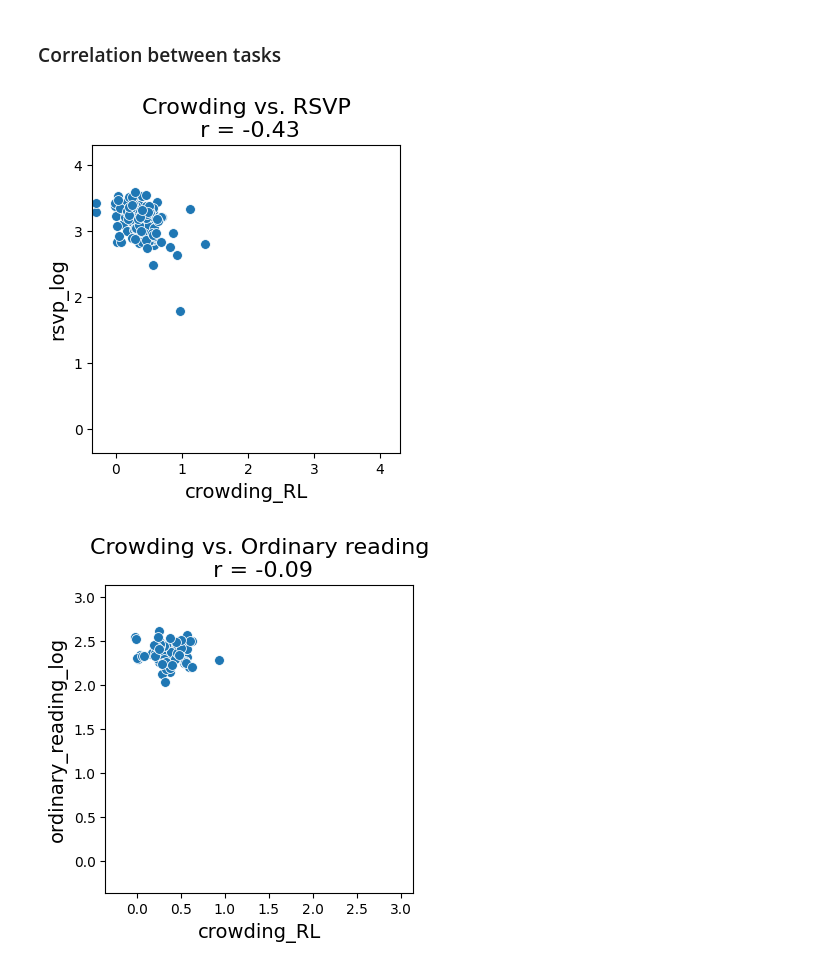
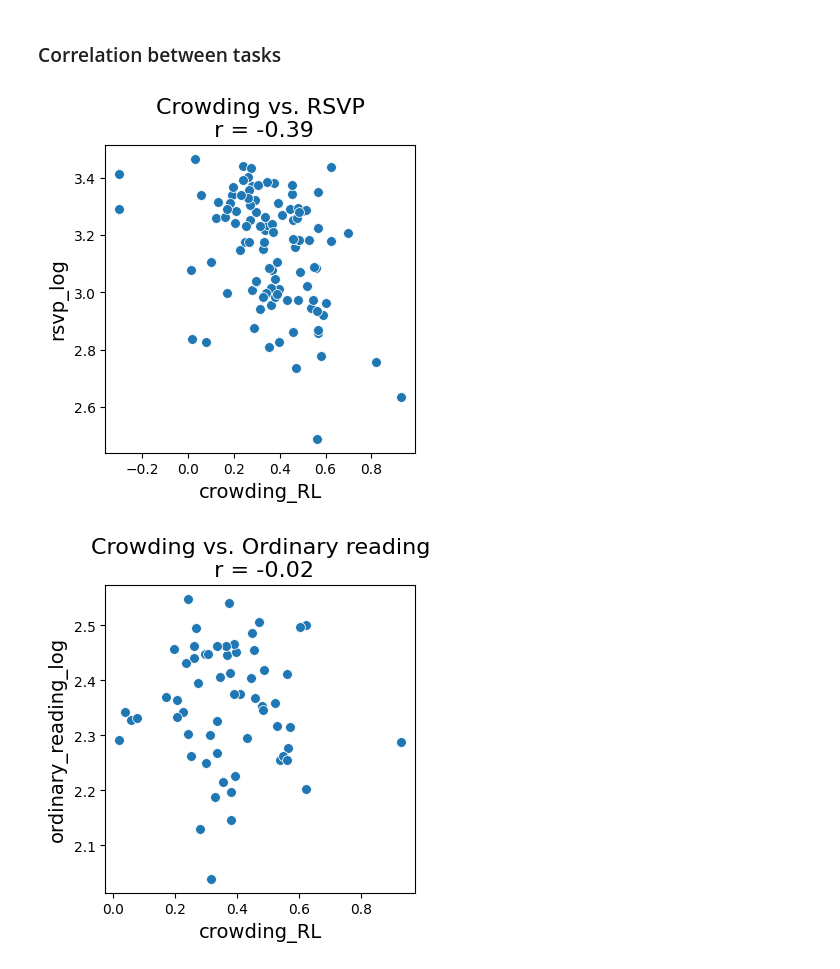
Before and after one commit to fh986/crowding-individual-difference, a Jupyter notebook: corr_analysis.ipynb, the cells around one changed output. Cells and saved outputs as stored; diff of their text form; code cells hidden in the pictures.

Commit message:
data cleaning and exploratory analysis

```diff
--- a/corr_analysis.ipynb
+++ b/corr_analysis.ipynb
@@ -414,3 +467,5 @@ plot_threshold_array(all_ord_wpm, 'Ordinary reading speed',num_bins=200, min_val
+# %%
+df_for_analysis = df_both_sessions_exclude_subj_task.copy()
 # %% [markdown]
 ### Test-retest
 # %%
@@ -428,7 +483,7 @@ df_both_sessions['crowding_L8_34'] = (df_both_sessions['crowding_L8_block3'] +
 # %%
-df_both_sessions['ordreading_sess1'] = 10 ** ((np.log10(df_both_sessions['reading_Beaver_block1']) +
-                                               np.log10(df_both_sessions['reading_Winter_block2'])) / 2)
+df_for_analysis['ordreading_sess1'] = 10 ** ((np.log10(df_for_analysis['reading_Beaver_block1']) +
+                                               np.log10(df_for_analysis['reading_Winter_block2'])) / 2)
 
-df_both_sessions['ordreading_sess2'] = 10 ** ((np.log10(df_both_sessions['reading_Desert_block1']) +
-                                               np.log10(df_both_sessions['reading_Islands_block2'])) / 2)
+df_for_analysis['ordreading_sess2'] = 10 ** ((np.log10(df_for_analysis['reading_Desert_block1']) +
+                                               np.log10(df_for_analysis['reading_Islands_block2'])) / 2)
 # %%
@@ -512,32 +573,32 @@ plot_scatter_with_correlation(df_both_sessions, "ordreading_sess1", "ordreading_
 subj_avg_thresholds = {}
 
 
-subj_avg_thresholds['crowding_R8'] = (df_both_sessions['crowding_R8_12'] +
-                                      df_both_sessions['crowding_R8_34']) / 2
-subj_avg_thresholds['crowding_L8'] = (df_both_sessions['crowding_L8_12'] +
-                                      df_both_sessions['crowding_L8_34']) / 2
+subj_avg_thresholds['crowding_R8'] = (df_for_analysis['crowding_R8_12'] +
+                                      df_for_analysis['crowding_R8_34']) / 2
+subj_avg_thresholds['crowding_L8'] = (df_for_analysis['crowding_L8_12'] +
+                                      df_for_analysis['crowding_L8_34']) / 2
 subj_avg_thresholds['crowding_RL'] = (subj_avg_thresholds['crowding_R8'] +
                                       subj_avg_thresholds['crowding_L8']) / 2
 
-subj_avg_thresholds['acuity_R8'] = (df_both_sessions['acuity_R8_block1'] +
-                                      df_both_sessions['acuity_R8_block2']) / 2
-subj_avg_thresholds['acuity_L8'] = (df_both_sessions['acuity_L8_block1'] +
-                                      df_both_sessions['acuity_L8_block2']) / 2
+subj_avg_thresholds['acuity_R8'] = (df_for_analysis['acuity_R8_block1'] +
+                                      df_for_analysis['acuity_R8_block2']) / 2
+subj_avg_thresholds['acuity_L8'] = (df_for_analysis['acuity_L8_block1'] +
+                                      df_for_analysis['acuity_L8_block2']) / 2
 subj_avg_thresholds['acuity_RL'] = (subj_avg_thresholds['acuity_R8'] +
                                       subj_avg_thresholds['acuity_L8']) / 2
 
-subj_avg_thresholds['vernier_R8'] = (df_both_sessions['vernier_R8_block1'] +
-                                      df_both_sessions['vernier_R8_block2']) / 2
-subj_avg_thresholds['vernier_L8'] = (df_both_sessions['vernier_L8_block1'] +
-                                      df_both_sessions['vernier_L8_block2']) / 2
+subj_avg_thresholds['vernier_R8'] = (df_for_analysis['vernier_R8_block1'] +
+                                      df_for_analysis['vernier_R8_block2']) / 2
+subj_avg_thresholds['vernier_L8'] = (df_for_analysis['vernier_L8_block1'] +
+                                      df_for_analysis['vernier_L8_block2']) / 2
 subj_avg_thresholds['vernier_RL'] = (subj_avg_thresholds['vernier_R8'] +
                                       subj_avg_thresholds['vernier_L8']) / 2
 
-subj_avg_thresholds['rsvp_log'] =  ((np.log10(df_both_sessions['rsvp_foveal_block1']) +
-                                      np.log10(df_both_sessions['rsvp_foveal_block2'])) / 2)
+subj_avg_thresholds['rsvp_log'] =  ((np.log10(df_for_analysis['rsvp_foveal_block1']) +
+                                      np.log10(df_for_analysis['rsvp_foveal_block2'])) / 2)
 
-subj_avg_thresholds['ordinary_reading_log'] = ((np.log10(df_both_sessions['ordreading_sess1']) +
-                                               np.log10(df_both_sessions['ordreading_sess2'])) / 2)
+subj_avg_thresholds['ordinary_reading_log'] = ((np.log10(df_for_analysis['ordreading_sess1']) +
+                                               np.log10(df_for_analysis['ordreading_sess2'])) / 2)
 
 df_subj_avg = pd.DataFrame(subj_avg_thresholds)
 df_subj_avg.head()
@@ -569,13 +630,13 @@ plot_scatter_with_correlation(df_subj_avg, "vernier_R8", "vernier_L8",
 ### Correlation between tasks
 # %%
 plot_scatter_with_correlation(df_subj_avg, "crowding_RL", "rsvp_log",
-                              'Crowding vs. RSVP')
+                              'Crowding vs. RSVP', equal_axes_bool=False)
 # %% [output]
-[figure, old version]
+[figure, new version]
 # %%
 plot_scatter_with_correlation(df_subj_avg, "crowding_RL", "ordinary_reading_log",
-                              'Crowding vs. Ordinary reading')
+                              'Crowding vs. Ordinary reading', equal_axes_bool=False)
 # %% [output]
-[figure, old version]
+[figure, new version]
 # %%
 plot_scatter_with_correlation(df_subj_avg, "crowding_RL", "acuity_RL",
```
Also changed, not shown: parts of 33 cells of this notebook.
